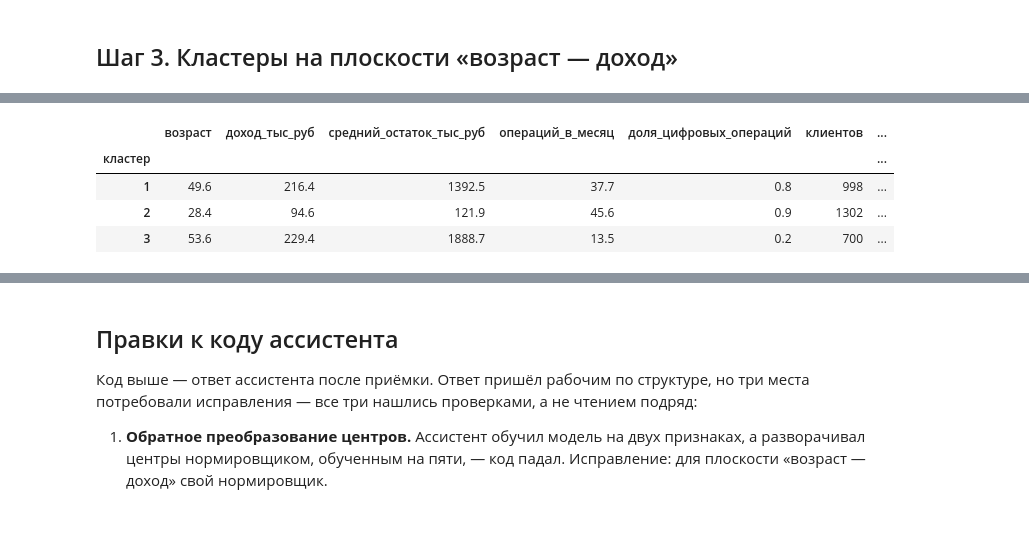
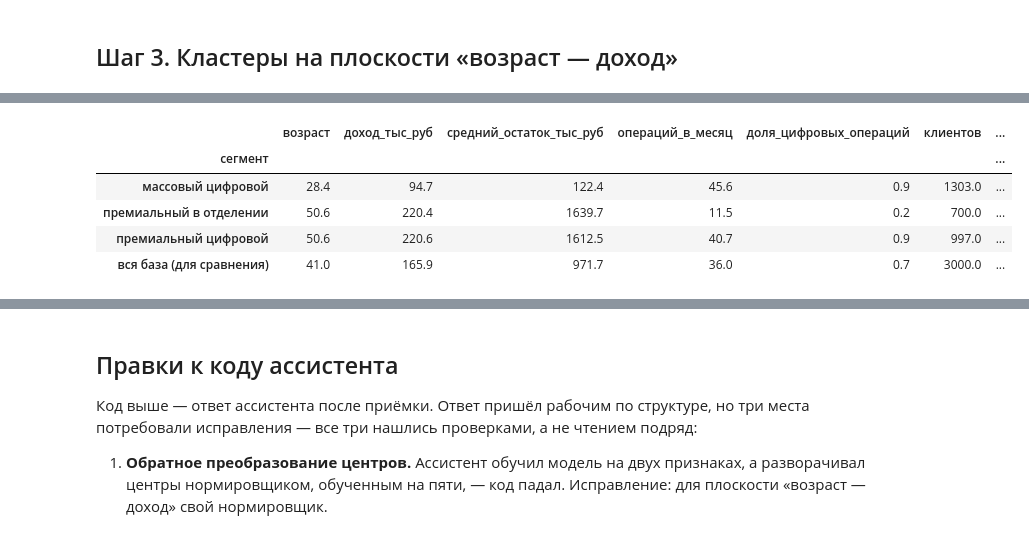
Before and after one commit to wybaeb/bank-analytics-workshop, a Jupyter notebook: 3.3_кейс_кластеризация/3.3.3_кластеризация.ipynb, the cells around one changed output, grey strips where cells are left out. Saved outputs shown, nothing was run; the diff lists cells and outputs as text; code cells hidden in the pictures.

```diff
--- a/3.3_кейс_кластеризация/3.3.3_кластеризация.ipynb
+++ b/3.3_кейс_кластеризация/3.3.3_кластеризация.ipynb
@@ -152,21 +155,0 @@ plt.show()
-# %%
-import plotly.express as px
-
-км5 = KMeans(n_clusters=3, random_state=42, n_init=10).fit(X5)
-клиенты["кластер"] = (км5.labels_ + 1).astype(str)
-
-fig = px.scatter_3d(
-    клиенты.sort_values("кластер"),
-    x="возраст", y="доход_тыс_руб", z="доля_цифровых_операций",
-    color="кластер",
-    color_discrete_sequence=ПАЛИТРА[:3],
-    labels={"возраст": "возраст, лет", "доход_тыс_руб": "доход, тыс. руб.",
-            "доля_цифровых_операций": "доля цифровых операций"},
-    opacity=0.55, height=640,
-)
-fig.update_traces(marker_size=3)
-fig.update_layout(title="Три кластера в трёх измерениях",
-                  legend_title_text="кластер",
-                  margin=dict(l=0, r=0, t=44, b=0))
-fig.write_html("3.3.4_кластеры_3d.html", include_plotlyjs="cdn")
-fig.show()
@@ -180,12 +224,13 @@ fig.show()
 # %%
-профиль = (клиенты.groupby("кластер")[ПРИЗНАКИ]
-           .mean().round(1))
-профиль["клиентов"] = клиенты.groupby("кластер").size()
-профиль["доля"] = (профиль["клиентов"] / len(клиенты)).round(2)
+профиль = клиенты.groupby("сегмент")[ПРИЗНАКИ].mean().round(1)
+профиль["клиентов"] = клиенты.groupby("сегмент").size()
+профиль["доля базы"] = (профиль["клиентов"] / len(клиенты) * 100).round(0)
+профиль.loc["вся база (для сравнения)"] = list(клиенты[ПРИЗНАКИ].mean().round(1))     + [len(клиенты), 100.0]
 профиль
 # %% [output]
 |  | возраст | доход_тыс_руб | средний_остаток_тыс_руб | операций_в_месяц | доля_цифровых_операций | клиентов | ... |
-| кластер |  |  |  |  |  |  | ... |
-| 1 | 49.6 | 216.4 | 1392.5 | 37.7 | 0.8 | 998 | ... |
-| 2 | 28.4 | 94.6 | 121.9 | 45.6 | 0.9 | 1302 | ... |
-| 3 | 53.6 | 229.4 | 1888.7 | 13.5 | 0.2 | 700 | ... |
+| сегмент |  |  |  |  |  |  | ... |
+| массовый цифровой | 28.4 | 94.7 | 122.4 | 45.6 | 0.9 | 1303.0 | ... |
+| премиальный в отделении | 50.6 | 220.4 | 1639.7 | 11.5 | 0.2 | 700.0 | ... |
+| премиальный цифровой | 50.6 | 220.6 | 1612.5 | 40.7 | 0.9 | 997.0 | ... |
+| вся база (для сравнения) | 41.0 | 165.9 | 971.7 | 36.0 | 0.7 | 3000.0 | ... |
```
Also changed, not shown: parts of 13 cells of this notebook, 4 other files.
